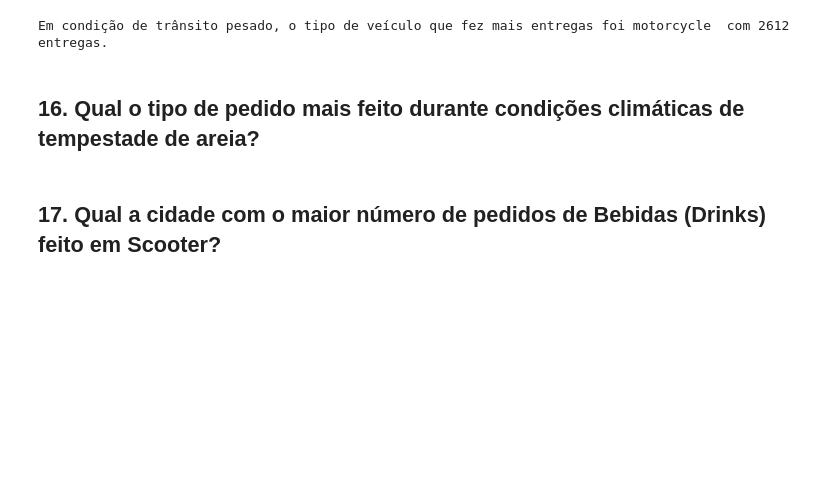
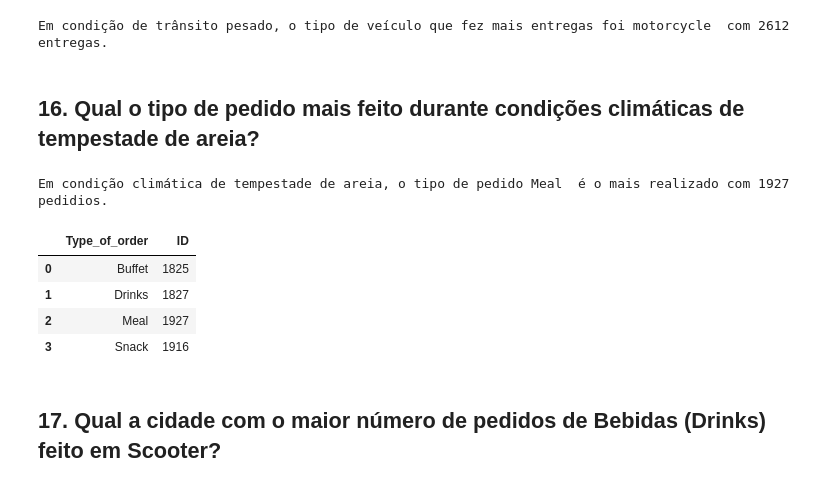
Before and after one commit to JoseWRPereira/comDS-ftc-FoodDelivery, a Jupyter notebook: lista2/lista2.ipynb, the cells around one changed output. Cells and saved outputs as stored; diff of their text form; code cells hidden in the pictures; blank space fills up the shorter version.

```diff
--- a/lista2/lista2.ipynb
+++ b/lista2/lista2.ipynb
@@ -294,5 +294,18 @@ dfaux.loc[1,'Type_of_vehicle'], dfaux.loc[1,'Road_traffic_density'] ))
 Em condição de trânsito pesado, o tipo de veículo que fez mais entregas foi motorcycle  com 2612 entregas.
 # %% [markdown]
 ## 16. Qual o tipo de pedido mais feito durante condições climáticas de tempestade de areia?
+# %%
+df_ans = df[['ID','Type_of_order']].loc[df['Weatherconditions']=='conditions Sandstorms'].groupby('Type_of_order').count().reset_index()
+print('Em condição climática de tempestade de areia, o tipo de pedido {} é o mais realizado com {} pedidios.'.format(
+    df_ans.loc[2,'Type_of_order'],
+    df_ans.loc[2,'ID'] ) )
+df_ans
+# %% [output]
+Em condição climática de tempestade de areia, o tipo de pedido Meal  é o mais realizado com 1927 pedidios.
+|  | Type_of_order | ID |
+| 0 | Buffet | 1825 |
+| 1 | Drinks | 1827 |
+| 2 | Meal | 1927 |
+| 3 | Snack | 1916 |
 # %% [markdown]
 ## 17. Qual a cidade com o maior número de pedidos de Bebidas (Drinks) feito em Scooter?
```
Also changed, not shown: parts of 7 cells of this notebook.
